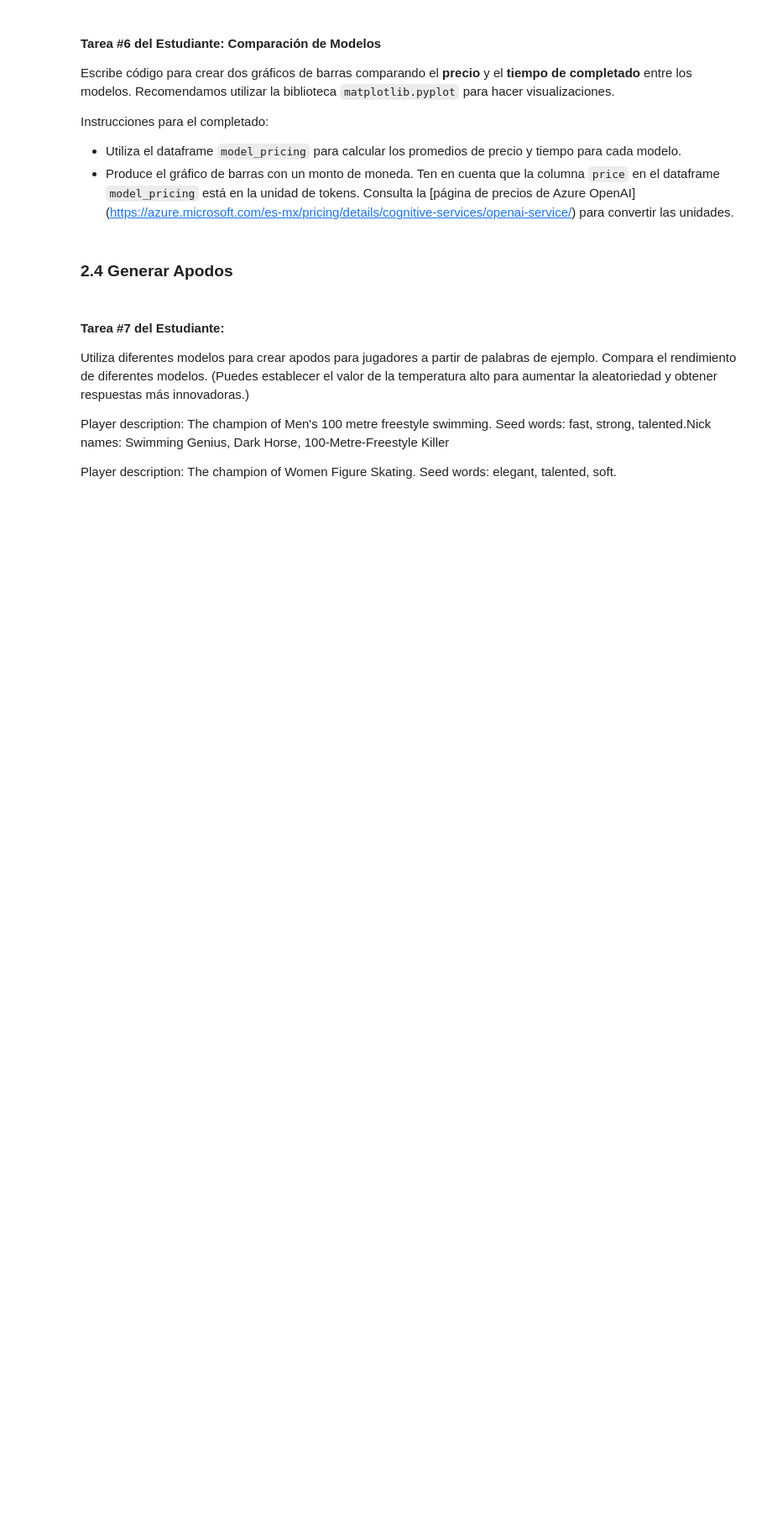
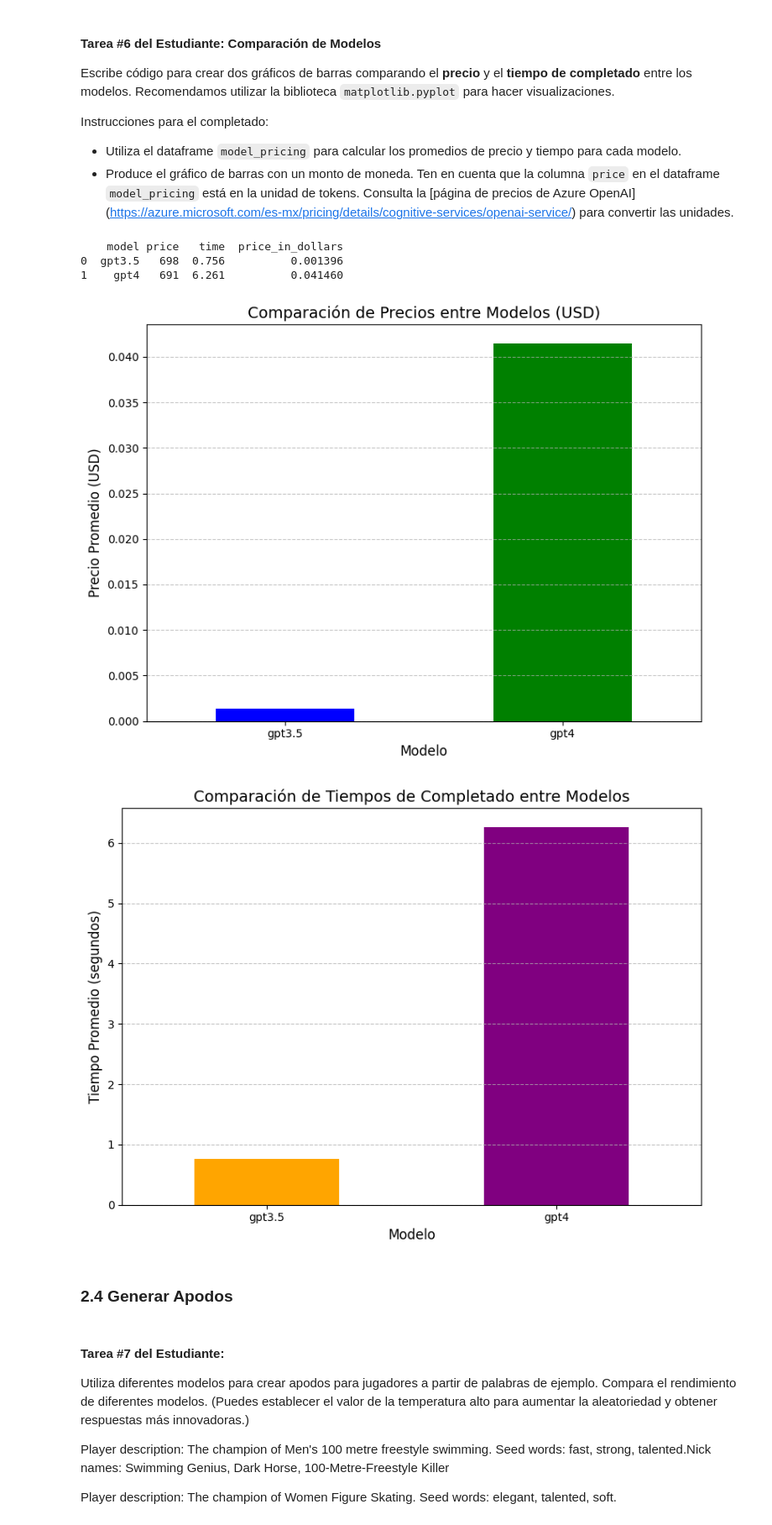
Before and after one commit to JossMarnez/WTH-aoai, a Jupyter notebook: notebooks/CH-02-ModelComparison.ipynb, the cells around one changed output. Shown at 84% size. Drawn from its saved outputs; the diff is of its cells as text; code cells hidden in the pictures; blank space fills up the shorter version.

```diff
--- a/notebooks/CH-02-ModelComparison.ipynb
+++ b/notebooks/CH-02-ModelComparison.ipynb
@@ -404,3 +400,52 @@ import matplotlib.pyplot as plt
+# %%
+""" TAREA DEL ESTUDIANTE """
+
+import matplotlib.pyplot as plt
+
+# Definir precios por token (USD)
+price_per_token = {
+    'gpt3.5': 0.002 / 1000,  # GPT-3.5: $0.002 por 1000 tokens
+    'gpt4': 0.06 / 1000      # GPT-4: $0.06 por 1000 tokens
+}
+
+# Calcular `price_in_dollars` usando el precio por modelo
+pricing['price_in_dollars'] = pricing.apply(
+    lambda row: row['price'] * price_per_token[row['model']], axis=1
+)
+
+# Calcular promedios por modelo
+average_metrics = pricing.groupby('model').mean()[['price_in_dollars', 'time']]
+
+# Imprimir DataFrame final para revisión
+print(pricing)
+
+### 1. Gráfica de barras para comparar el precio
+plt.figure(figsize=(8, 6))
+average_metrics['price_in_dollars'].plot(kind='bar', color=['blue', 'green'], legend=False)
+plt.title('Comparación de Precios entre Modelos (USD)', fontsize=14)
+plt.ylabel('Precio Promedio (USD)', fontsize=12)
+plt.xlabel('Modelo', fontsize=12)
+plt.xticks(rotation=0, fontsize=10)
+plt.grid(axis='y', linestyle='--', alpha=0.7)
+plt.tight_layout()
+plt.show()
+
+### 2. Gráfica de barras para comparar el tiempo de completado
+plt.figure(figsize=(8, 6))
+average_metrics['time'].plot(kind='bar', color=['orange', 'purple'], legend=False)
+plt.title('Comparación de Tiempos de Completado entre Modelos', fontsize=14)
+plt.ylabel('Tiempo Promedio (segundos)', fontsize=12)
+plt.xlabel('Modelo', fontsize=12)
+plt.xticks(rotation=0, fontsize=10)
+plt.grid(axis='y', linestyle='--', alpha=0.7)
+plt.tight_layout()
+plt.show()
+# %% [output]
+    model price   time  price_in_dollars
+0  gpt3.5   698  0.756          0.001396
+1    gpt4   691  6.261          0.041460
+[figure, added]
+[figure, added]
 # %% [markdown]
 ### 2.4 Generar Apodos
 # %% [markdown]
```
Also changed, not shown: parts of 12 cells of this notebook, 4 other files.
